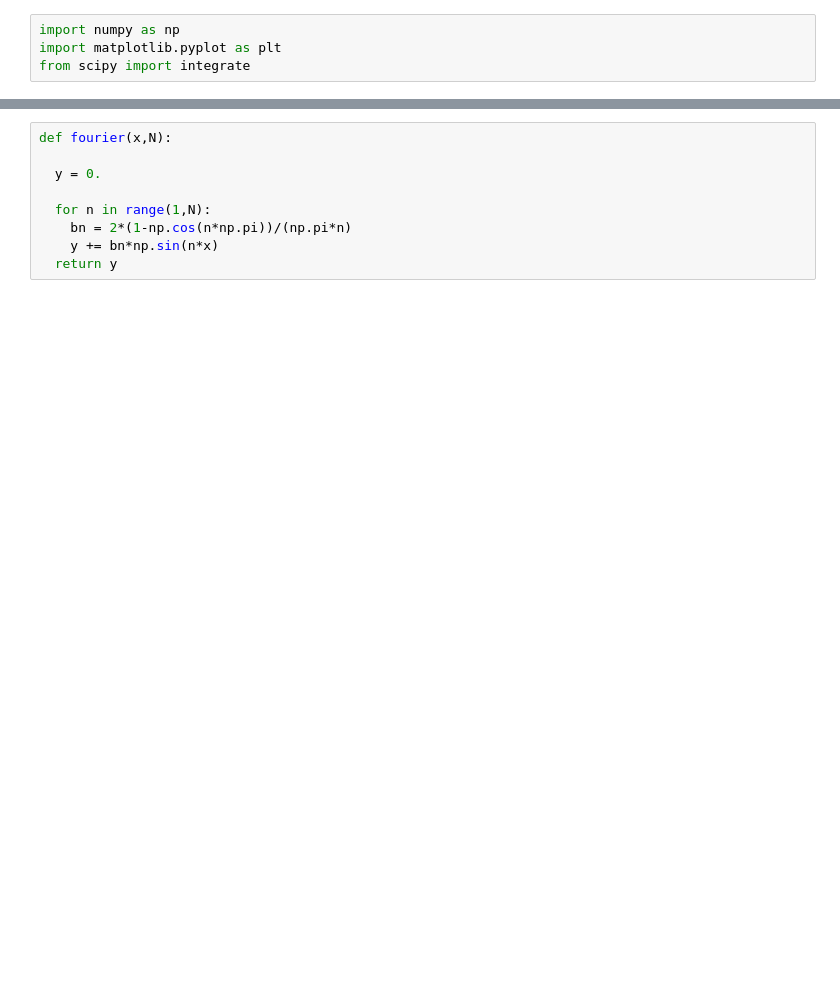
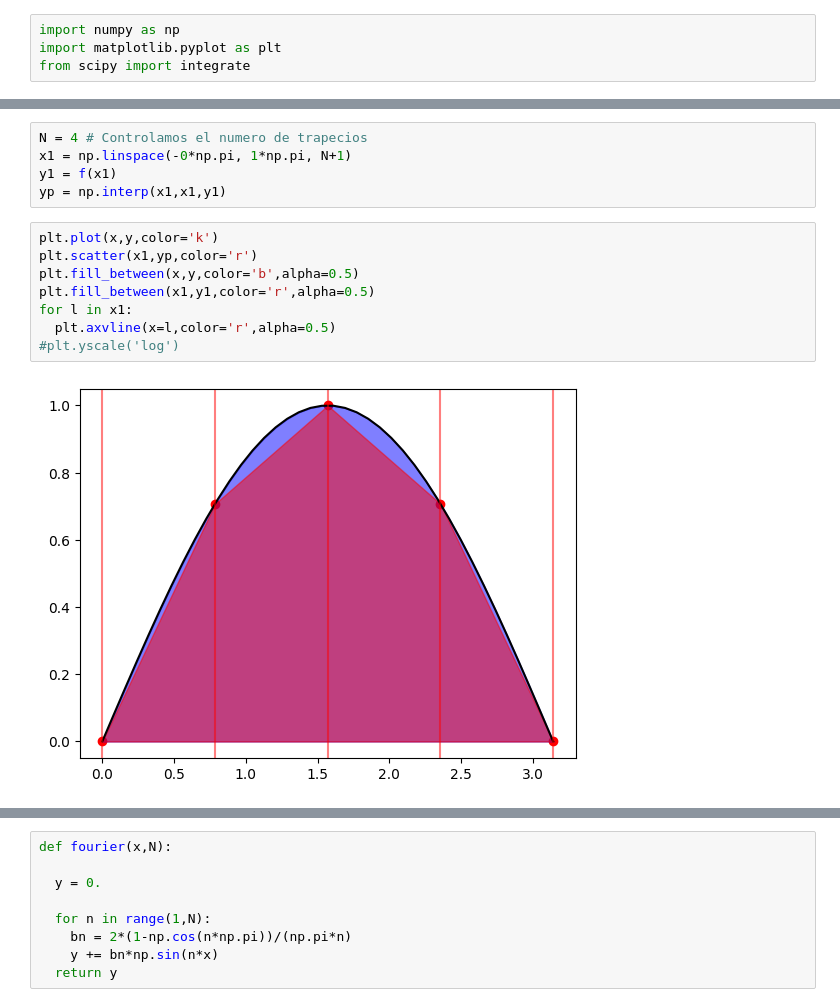
Before and after one commit to asegura4488/MetodosComputacionalesI2025, a Jupyter notebook: Semana6/Integracion.ipynb, the cells around one changed output, grey strips where cells are left out. Drawn from its saved outputs; the diff is of its cells as text; blank space fills up the shorter version.

```diff
--- a/Semana6/Integracion.ipynb
+++ b/Semana6/Integracion.ipynb
@@ -6,0 +16,15 @@ from scipy import integrate
+# %%
+N = 4 # Controlamos el numero de trapecios
+x1 = np.linspace(-0*np.pi, 1*np.pi, N+1)
+y1 = f(x1)
+yp = np.interp(x1,x1,y1)
+# %%
+plt.plot(x,y,color='k')
+plt.scatter(x1,yp,color='r')
+plt.fill_between(x,y,color='b',alpha=0.5)
+plt.fill_between(x1,y1,color='r',alpha=0.5)
+for l in x1:
+  plt.axvline(x=l,color='r',alpha=0.5)
+#plt.yscale('log')
+# %% [output]
+[figure, added]
```
Also changed, not shown: parts of 24 cells of this notebook.
